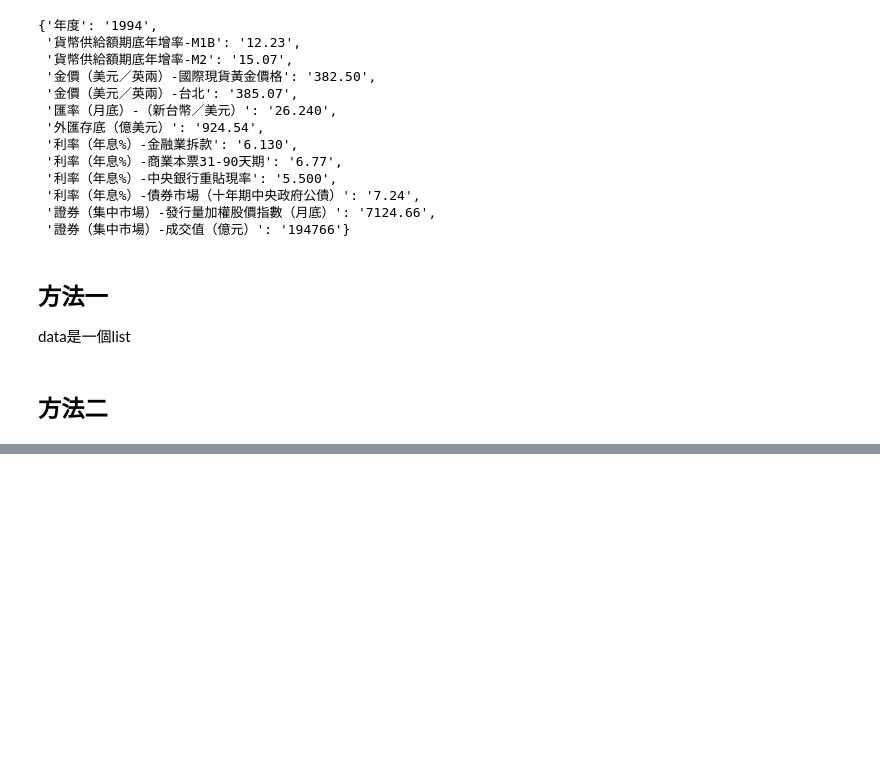
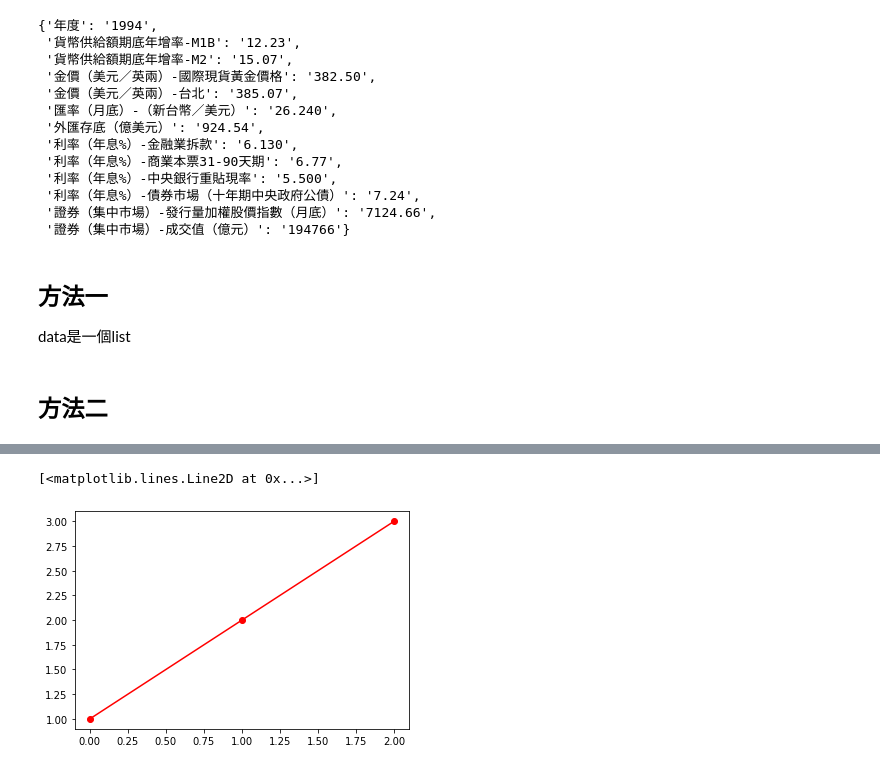
Before and after one commit to dong-han-lee/20230205-Python-Data-Analysis, a Jupyter notebook: 20230219.ipynb, the cells around one changed output, grey strips where cells are left out. Cells and saved outputs as stored; diff of their text form; code cells hidden in the pictures; blank space fills up the shorter version.

```diff
--- a/20230219.ipynb
+++ b/20230219.ipynb
@@ -83,0 +342,5 @@ for i in range(len(data)):
+# %%
+plt.plot(x, "ro-")
+# %% [output]
+[<matplotlib.lines.Line2D at 0x...>]
+[figure, added]
```
Also changed, not shown: parts of 135 cells of this notebook.
